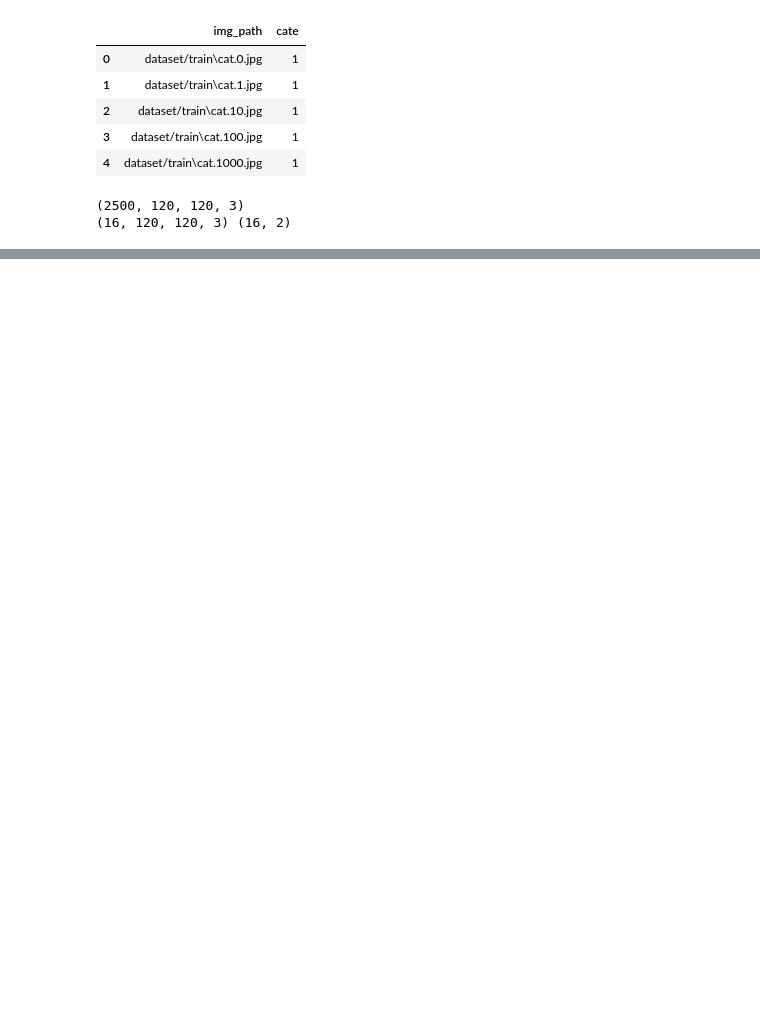
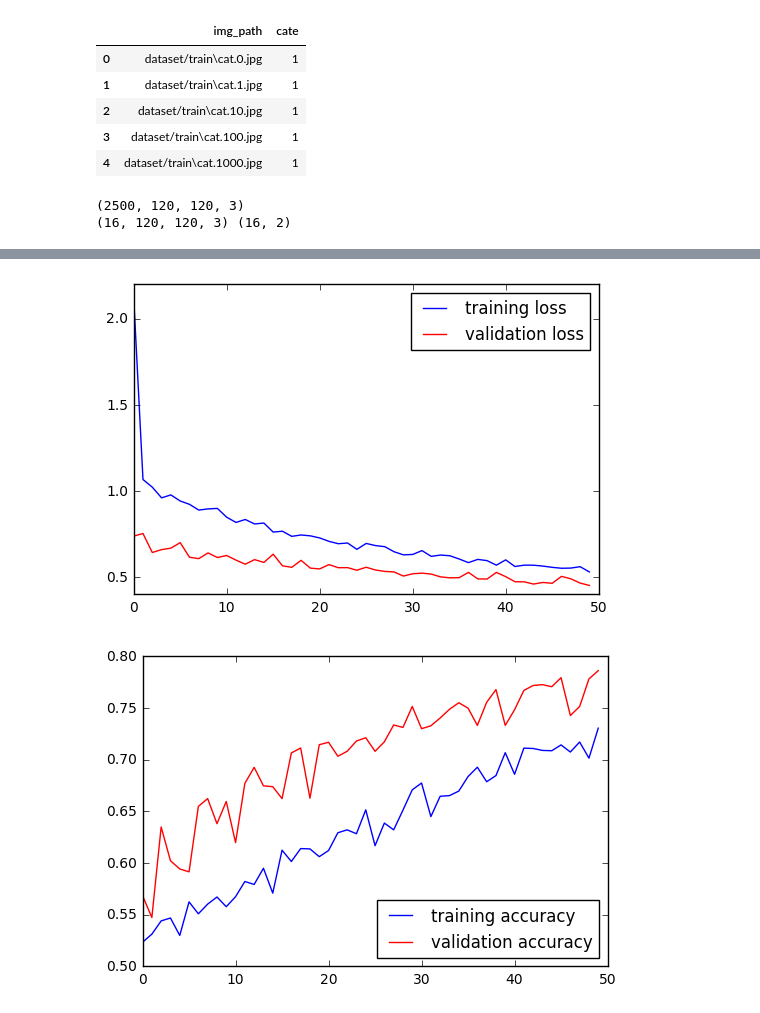
Before and after one commit to vashineyu/deep-learning-experiments, a Jupyter notebook: Tut_cats-dogs/cat_dog_tf_v3_queueTest.ipynb, the cells around one changed output, grey strips where cells are left out. Drawn from its saved outputs; the diff is of its cells as text; code cells hidden in the pictures; blank space fills up the shorter version.

```diff
--- a/Tut_cats-dogs/cat_dog_tf_v3_queueTest.ipynb
+++ b/Tut_cats-dogs/cat_dog_tf_v3_queueTest.ipynb
@@ -38,7 +38,7 @@ parser.add_argument('--save_dir', default='./result')
 parser.add_argument('--is_training', default=1, type=int)
 parser.add_argument('--batch_size', default=16, type=int)
 parser.add_argument('--do_augment', default=True, type = bool)
-parser.add_argument('--epochs', default=25, type=int)
+parser.add_argument('--epochs', default=50, type=int)
 parser.add_argument('--lr', default=0.0001, type=float)
 parser.add_argument('--image_size', default=(120,120,3), type = int)
 parser.add_argument('--n_classes', default=2, type = int)
@@ -239,10 +239,10 @@ x = tf.keras.layers.MaxPooling2D(pool_size=(2,2))(x)
 x = tf.keras.layers.Flatten()(x)
 
 x = tf.keras.layers.Dense(units=64, activation=tf.nn.selu)(x)
-#x = tf.keras.layers.Dropout(drp_holder)(x)
+x = tf.keras.layers.Dropout(drp_holder)(x)
 
 x = tf.keras.layers.Dense(units=32, activation=tf.nn.selu)(x)
-#x = tf.keras.layers.Dropout(drp_holder)(x)
+x = tf.keras.layers.Dropout(drp_holder)(x)
 
 out = tf.keras.layers.Dense(units=FLAGS.n_classes, activation='linear')(x) # softmax will be at loss part
 
@@ -261,6 +258,6 @@ accuracy_op = tf.reduce_mean(tf.cast(correct_prediction, tf.float32))
 # %%
-#n_batch = len(df_train) // FLAGS.batch_size + 1
-n_batch = 200
+#n_batch = len(df_train) // FLAGS.batch_size + 1 # standard way - look all samples per epoch
+n_batch = 200 # evaluate per 200 steps
 
 # -------------------------- #
 global_train_loss, global_train_acc = [], []
@@ -271,17 +268,15 @@ with tf.Session() as sess:
     sess.run([tf.global_variables_initializer()])
 
     epoch_bar = tqdm(range(FLAGS.epochs),
-                     #desc = "Train epoch",
+                     desc = "Train epoch",
                      unit = "Epoch")
     for i in epoch_bar:
         if i == 0:
             epoch_bar.set_description("Training loss/acc: %.2f/%.2f ;Validation: %.2f/%.2f" %
                                   (0.0,0.0,0.0,0.0))
-            #epoch_bar.refresh()
         else:
             epoch_bar.set_description("Training loss/acc: %.2f/%.2f ;Validation: %.2f/%.2f" %
                                   (global_train_loss[-1], global_train_acc[-1], global_valid_loss[-1], global_valid_acc[-1]))
-            #epoch_bar.refresh()
 
         train_epoch_loss, train_epoch_acc = [], []
         train_batch_bar = tqdm(range(n_batch),
@@ -295,15 +290,13 @@ with tf.Session() as sess:
                                                 feed_dict = {a_in: x_,
                                                                      y_holder: y_,
                                                                      tf.keras.backend.learning_phase(): 1,
-                                                                     drp_holder: 0.4})
+                                                                     drp_holder: 0.2})
             train_epoch_loss.append(batch_loss)
             train_epoch_acc.append(batch_acc)
             current_train_loss = np.mean(train_epoch_loss)
             current_train_acc = np.mean(train_epoch_acc)
             train_batch_bar.set_description('Training loss / acc: %.2f/%.2f' % (current_train_loss, current_train_acc))
-            #train_batch_bar.refresh()
-            #print("Epochs: %i/%i, #updates %i, training loss: %.4f, accuracy: %.4f" % (i+1, FLAGS.epochs, j, current_train_loss, current_train_acc), end= '\r', flush= True)
-        #
+
         global_train_loss.append(current_train_loss)
         global_train_acc.append(current_train_acc)
 
@@ -316,17 +309,27 @@ with tf.Session() as sess:
                                                        feed_dict = {a_in: x_val[j*FLAGS.batch_size : (j+1) * FLAGS.batch_size],
                                                                             y_holder: y_val[j*FLAGS.batch_size : (j+1) * FLAGS.batch_size],
                                                                             tf.keras.backend.learning_phase(): 0,
-                                                                            drp_holder: 0} )
+                                                                            drp_holder: 0.0} )
             valid_epoch_loss.append(this_val_loss)
             valid_epoch_acc.append(this_val_acc)
             valid_batch_bar.set_description('Validation loss / acc: %.2f/%.2f' % (this_val_loss, this_val_acc))
-            #valid_batch_bar.refresh()
-            #print("validation update runing: %i: %i" %(j, len(df_val)), end = '\r', flush= True)
-        #print("")
+
         current_valid_loss = np.mean(valid_epoch_loss)
         current_valid_acc = np.mean(valid_epoch_acc)
-        #print("Epoch: %i/%i: loss: %.3f, accuracy: %.3f" %(i+1, FLAGS.epochs, current_valid_loss, current_valid_acc), end = '\r', flush= True)
-        #print('')
 
+        #
         global_valid_loss.append(current_valid_loss)
         global_valid_acc.append(current_valid_acc)
+# %%
+plt.plot(range(len(global_train_loss)), global_train_loss, 'b', label = 'training loss')
+plt.plot(range(len(global_valid_loss)), global_valid_loss, 'r', label = 'validation loss')
+plt.legend()
+plt.show()
+
+plt.plot(range(len(global_train_acc)), global_train_acc, 'b', label = 'training accuracy')
+plt.plot(range(len(global_valid_acc)), global_valid_acc, 'r', label = 'validation accuracy')
+plt.legend(loc = 4)
+plt.show()
+# %% [output]
+[figure, added]
+[figure, added]
```
Also changed, not shown: parts of 3 cells of this notebook.
